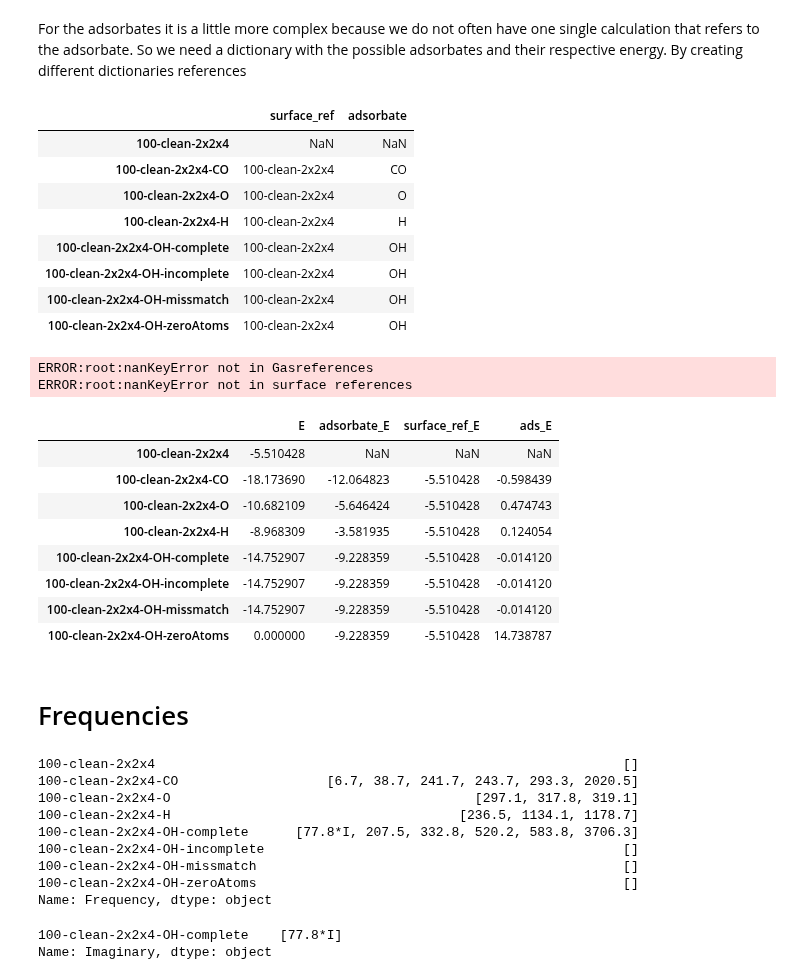
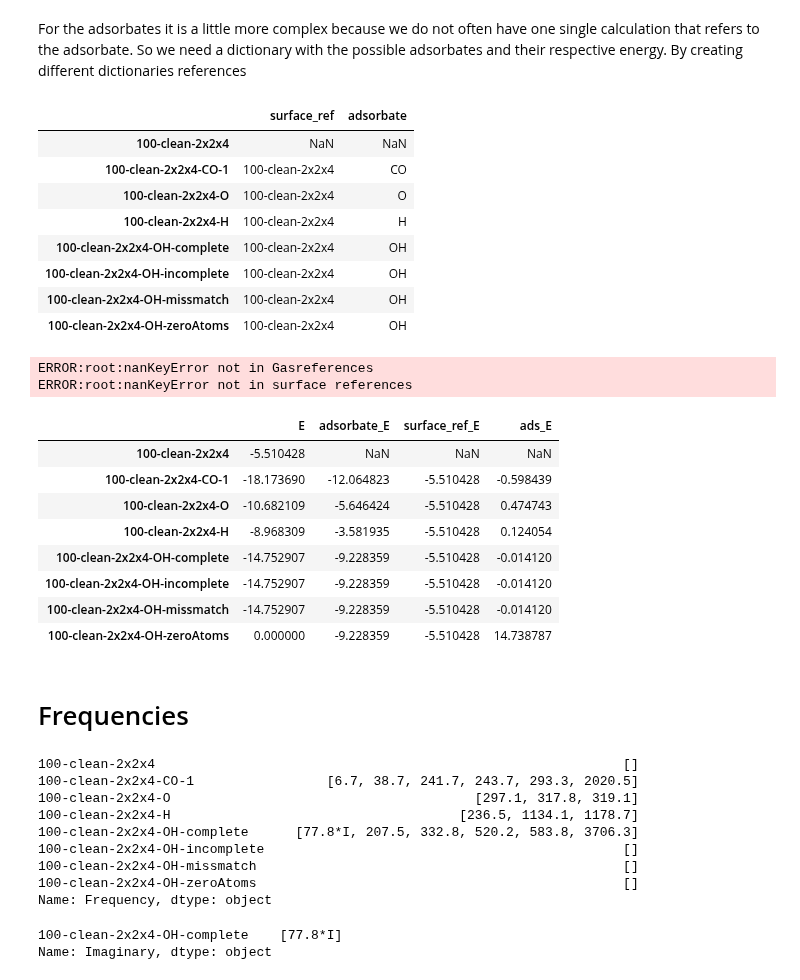
Before and after one commit to c-cppx/DFTDataFrame, a Jupyter notebook: Adsorbates.ipynb, the cells around one changed output. Cells and saved outputs as stored; diff of their text form; code cells hidden in the pictures.

```diff
--- a/Adsorbates.ipynb
+++ b/Adsorbates.ipynb
@@ -186,11 +179,11 @@ def get_adsorbate_and_surface_ref(row, Gasreferences):
     Name = row.Name
     for adsorbate in Gasreferences.keys():
         if "-" + adsorbate + "-" in Name:
-            '''if -OH-'''
+            '''if adsorbate is in the Name: -OH-'''
             surface_ref = Name.split('-'+adsorbate+'-')[0]
             return adsorbate, surface_ref
         elif Name.endswith("-" + adsorbate):
-            '''if -OH'''
+            '''if Name ends with the adsorbate: -OH '''
             surface_ref = Name.split('-'+adsorbate)[0]
             return adsorbate, surface_ref
         elif "-" + adsorbate + "x" in Name:
@@ -206,13 +199,17 @@ def get_adsorbate_and_surface_ref(row, Gasreferences):
 def add_surface_ref(Frame, Gasreferences):
     Frame['adsorbate'], Frame['surface_ref'] = zip(*Frame.apply(get_adsorbate_and_surface_ref, args=[Gasreferences], axis=1))
     return Frame
+
+### OR ###
 # %%
 Cu_slabs = add_surface_ref(Cu_slabs, Gasreferences)
 Cu_slabs[['surface_ref', 'adsorbate']]
+### OR ###
+Cu_slabs
 # %% [output]
 |  | surface_ref | adsorbate |
 | 100-clean-2x2x4 | NaN | NaN |
-| 100-clean-2x2x4-CO | 100-clean-2x2x4 | CO |
+| 100-clean-2x2x4-CO-1 | 100-clean-2x2x4 | CO |
 | 100-clean-2x2x4-O | 100-clean-2x2x4 | O |
 | 100-clean-2x2x4-H | 100-clean-2x2x4 | H |
 | 100-clean-2x2x4-OH-complete | 100-clean-2x2x4 | OH |
@@ -262,7 +259,7 @@ ERROR:root:nanKeyError not in Gasreferences
 ERROR:root:nanKeyError not in surface references
 |  | E | adsorbate_E | surface_ref_E | ads_E |
 | 100-clean-2x2x4 | -5.510428 | NaN | NaN | NaN |
-| 100-clean-2x2x4-CO | -18.173690 | -12.064823 | -5.510428 | -0.598439 |
+| 100-clean-2x2x4-CO-1 | -18.173690 | -12.064823 | -5.510428 | -0.598439 |
 | 100-clean-2x2x4-O | -10.682109 | -5.646424 | -5.510428 | 0.474743 |
 | 100-clean-2x2x4-H | -8.968309 | -3.581935 | -5.510428 | 0.124054 |
 | 100-clean-2x2x4-OH-complete | -14.752907 | -9.228359 | -5.510428 | -0.014120 |
@@ -277,7 +274,7 @@ Frequency(Cu_slabs)
 Cu_slabs["Frequency"]
 # %% [output]
 100-clean-2x2x4                                                            []
-100-clean-2x2x4-CO                   [6.7, 38.7, 241.7, 243.7, 293.3, 2020.5]
+100-clean-2x2x4-CO-1                 [6.7, 38.7, 241.7, 243.7, 293.3, 2020.5]
 100-clean-2x2x4-O                                       [297.1, 317.8, 319.1]
 100-clean-2x2x4-H                                     [236.5, 1134.1, 1178.7]
 100-clean-2x2x4-OH-complete      [77.8*I, 207.5, 332.8, 520.2, 583.8, 3706.3]
```
Also changed, not shown: parts of 16 cells of this notebook, 1 other file.
